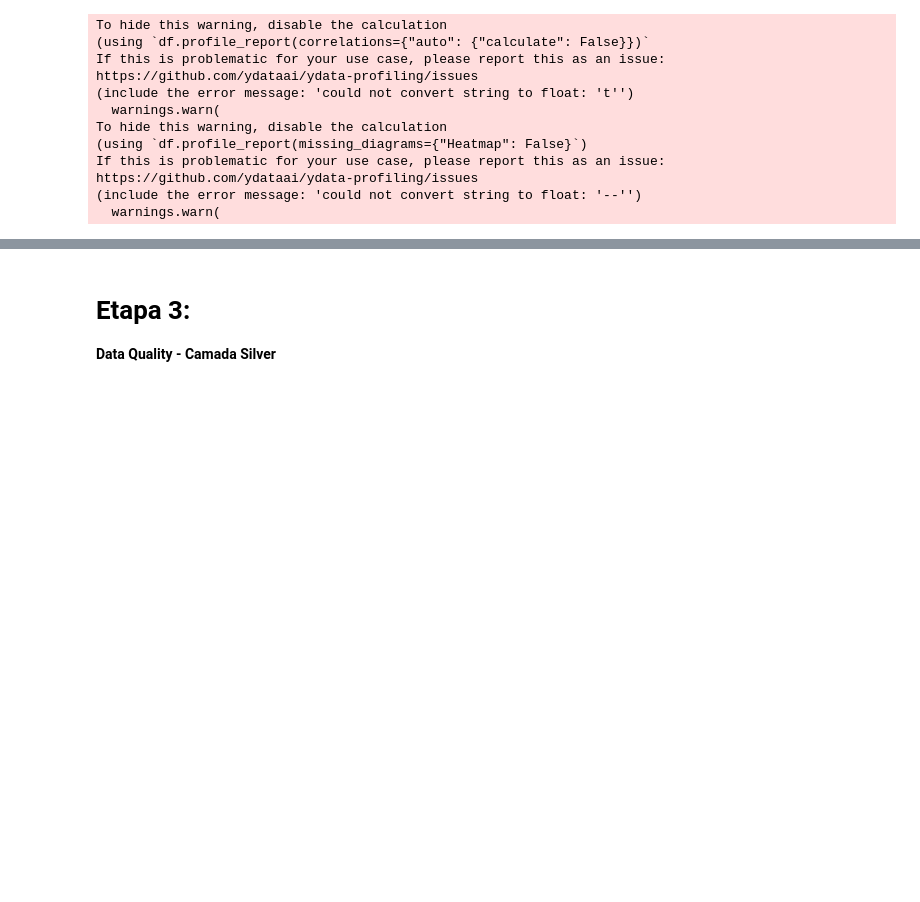
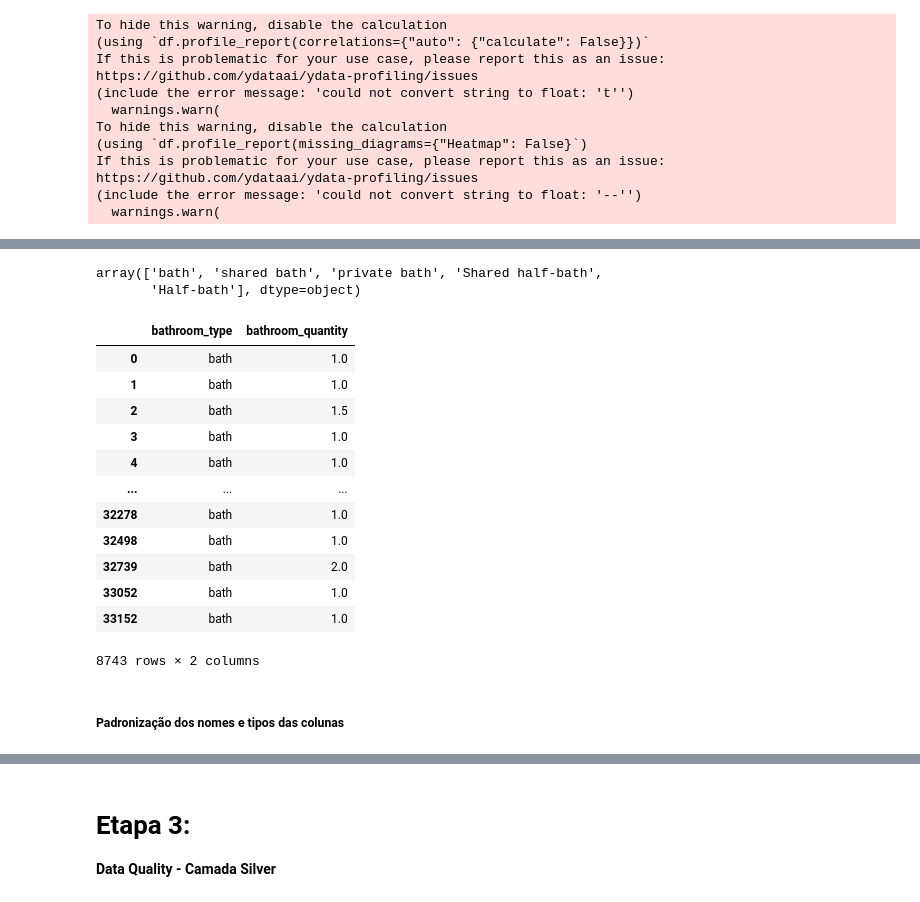
Before and after one commit to luana-kruger/Analytics_Engineering-Santander_Coders23, a Jupyter notebook: airbnb_rj_projeto_luana.ipynb, the cells around one changed output, grey strips where cells are left out. Cells and saved outputs as stored; diff of their text form; code cells hidden in the pictures; blank space fills up the shorter version.

Commit message:
Organizar processamento por tabela e alterar tipos das colunas

```diff
--- a/airbnb_rj_projeto_luana.ipynb
+++ b/airbnb_rj_projeto_luana.ipynb
@@ -327,0 +165,3 @@ Quantidade de linhas (outliers) eliminadas:  27265
+# %%
+df_silver_listings["neighborhood_overview"] = df_silver_listings["neighborhood_overview"].apply(remove_special_caracters)
+df_silver_listings["host_about"] = df_silver_listings["host_about"].apply(remove_special_caracters)
@@ -327,0 +193,5 @@ Quantidade de linhas (outliers) eliminadas:  27265
+# %%
+cols_listings2 = ['host_is_superhost', 'host_has_profile_pic', 'host_identity_verified', 'instant_bookable']
+
+for col in cols_listings2:
+    df_silver_listings[col] = df_silver_listings[col].apply(change_t_for_1).astype("int")
@@ -327,0 +211,38 @@ Quantidade de linhas (outliers) eliminadas:  27265
+# %%
+# Preencha os valores nulos na coluna 'bathrooms_text' com '0 bath'
+df_silver_listings['bathrooms_text'] = df_silver_listings['bathrooms_text'].fillna('0 bath')
+
+# Defina o tipo de banheiro
+df_silver_listings['bathroom_type'] = df_silver_listings['bathrooms_text'].str.replace(r'(\d+\.?\d*)', '', regex=True)
+
+# Remova 's' do final de 'baths e traz o strip()'
+df_silver_listings['bathroom_type'] = df_silver_listings['bathroom_type'].str.replace(r's?$', '', regex=True).apply(lambda x: x.strip())
+
+# Extraia o número de banheiros usando expressões regulares
+df_silver_listings['bathroom_quantity'] = df_silver_listings['bathrooms_text'].str.extract(r'(\d+\.?\d*)')[0].astype(float)
+
+# Converta a coluna 'bathroom_quantity' para tipo numérico
+df_silver_listings['bathroom_quantity'] = pd.to_numeric(df_silver_listings['bathroom_quantity'], errors='coerce').fillna(0)
+# %%
+df_silver_listings['bathroom_type'].unique()
+# %% [output]
+array(['bath', 'shared bath', 'private bath', 'Shared half-bath',
+       'Half-bath'], dtype=object)
+# %%
+df_silver_listings[["bathroom_type",'bathroom_quantity']]
+# %% [output]
+|  | bathroom_type | bathroom_quantity |
+| 0 | bath | 1.0 |
+| 1 | bath | 1.0 |
+| 2 | bath | 1.5 |
+| 3 | bath | 1.0 |
+| 4 | bath | 1.0 |
+| ... | ... | ... |
+| 32278 | bath | 1.0 |
+| 32498 | bath | 1.0 |
+| 32739 | bath | 2.0 |
+| 33052 | bath | 1.0 |
+| 33152 | bath | 1.0 |
+8743 rows × 2 columns
+# %% [markdown]
+##### Padronização dos nomes e tipos das colunas
```
Also changed, not shown: parts of 61 cells of this notebook.
